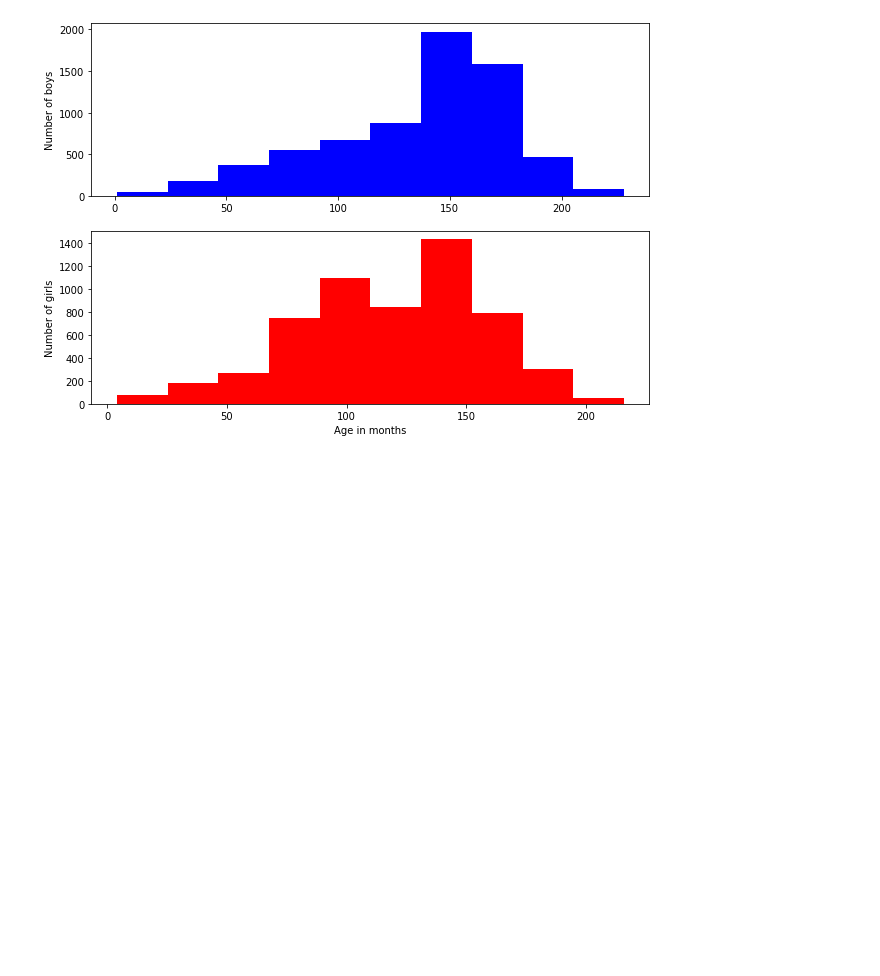
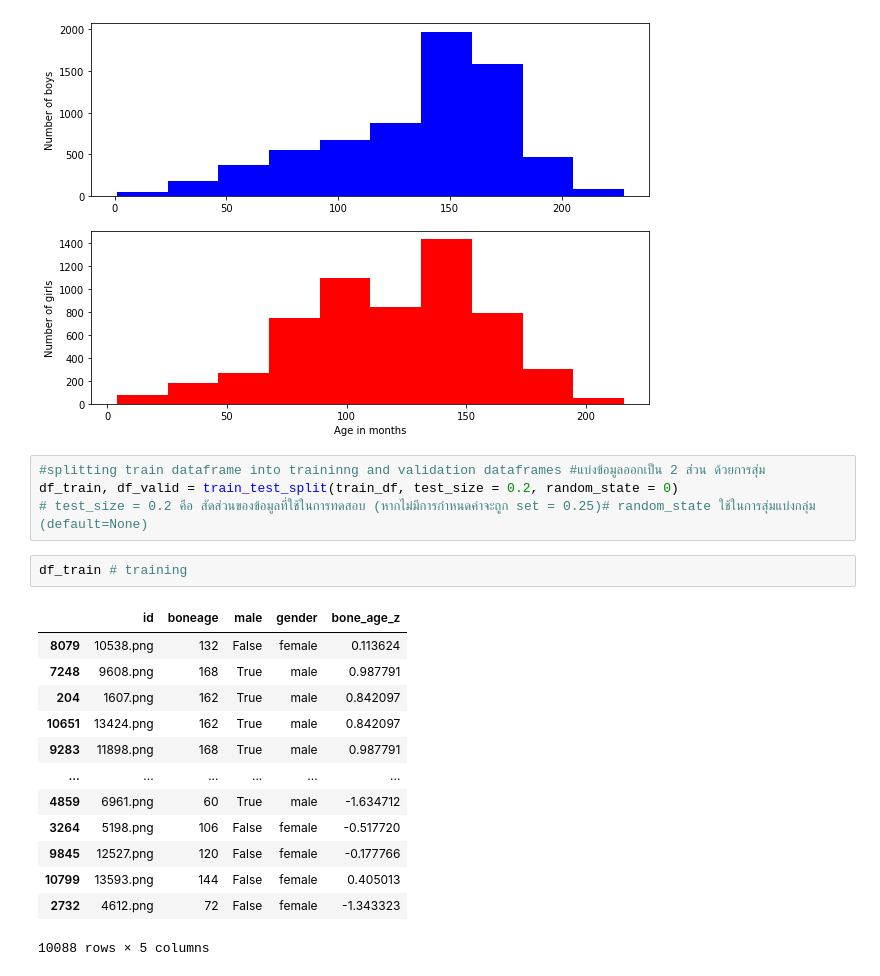
Before and after one commit to kittimaxz/Project_BoneAge, a Jupyter notebook: Toy_Dataset.ipynb, the cells around one changed output. Drawn from its saved outputs; the diff is of its cells as text; blank space fills up the shorter version.

```diff
--- a/Toy_Dataset.ipynb
+++ b/Toy_Dataset.ipynb
@@ -192,3 +192,23 @@ ax[1].set_ylabel('Number of girls')
 fig.set_size_inches((10,7))
 # %% [output]
 [figure]
+# %%
+#splitting train dataframe into traininng and validation dataframes #แบ่งข้อมูลออกเป็น 2 ส่วน ด้วยการสุ่ม
+df_train, df_valid = train_test_split(train_df, test_size = 0.2, random_state = 0)
+# test_size = 0.2 คือ สัดส่วนของข้อมูลที่ใช้ในการทดสอบ (หากไม่มีการกำหนดค่าจะถูก set = 0.25)# random_state ใช้ในการสุ่มแบ่งกลุ่ม (default=None)
+# %%
+df_train # training
+# %% [output]
+|  | id | boneage | male | gender | bone_age_z |
+| 8079 | 10538.png | 132 | False | female | 0.113624 |
+| 7248 | 9608.png | 168 | True | male | 0.987791 |
+| 204 | 1607.png | 162 | True | male | 0.842097 |
+| 10651 | 13424.png | 162 | True | male | 0.842097 |
+| 9283 | 11898.png | 168 | True | male | 0.987791 |
+| ... | ... | ... | ... | ... | ... |
+| 4859 | 6961.png | 60 | True | male | -1.634712 |
+| 3264 | 5198.png | 106 | False | female | -0.517720 |
+| 9845 | 12527.png | 120 | False | female | -0.177766 |
+| 10799 | 13593.png | 144 | False | female | 0.405013 |
+| 2732 | 4612.png | 72 | False | female | -1.343323 |
+10088 rows × 5 columns
```
Also changed, not shown: parts of 2 cells of this notebook.
